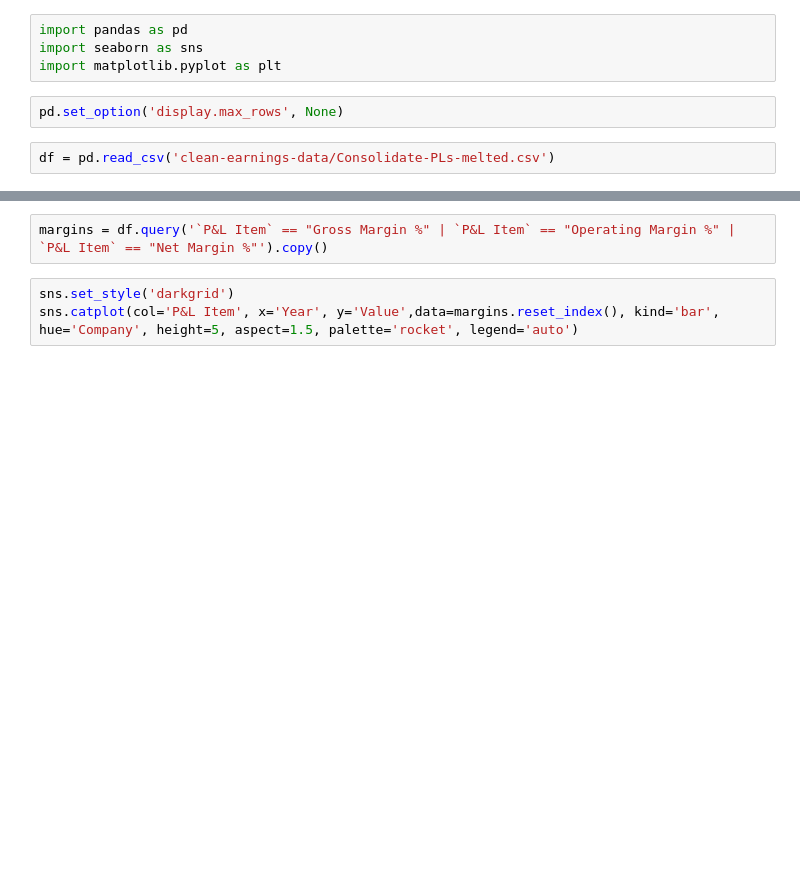
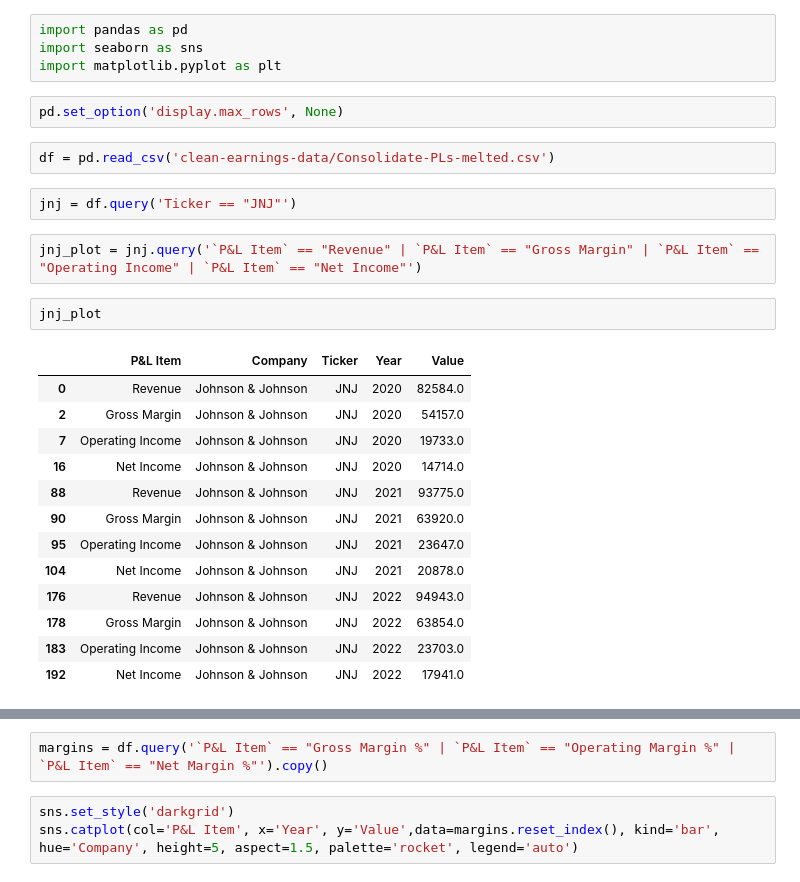
Before and after one commit to afitzer/income-statement, a Jupyter notebook: margins.ipynb, the cells around one changed output, grey strips where cells are left out. Drawn from its saved outputs; the diff is of its cells as text; blank space fills up the shorter version.

```diff
--- a/margins.ipynb
+++ b/margins.ipynb
@@ -6,3 +6,23 @@ import matplotlib.pyplot as plt
 pd.set_option('display.max_rows', None)
 # %%
 df = pd.read_csv('clean-earnings-data/Consolidate-PLs-melted.csv')
+# %%
+jnj = df.query('Ticker == "JNJ"')
+# %%
+jnj_plot = jnj.query('`P&L Item` == "Revenue" | `P&L Item` == "Gross Margin" | `P&L Item` == "Operating Income" | `P&L Item` == "Net Income"')
+# %%
+jnj_plot
+# %% [output]
+|  | P&L Item | Company | Ticker | Year | Value |
+| 0 | Revenue | Johnson & Johnson | JNJ | 2020 | 82584.0 |
+| 2 | Gross Margin | Johnson & Johnson | JNJ | 2020 | 54157.0 |
+| 7 | Operating Income | Johnson & Johnson | JNJ | 2020 | 19733.0 |
+| 16 | Net Income | Johnson & Johnson | JNJ | 2020 | 14714.0 |
+| 88 | Revenue | Johnson & Johnson | JNJ | 2021 | 93775.0 |
+| 90 | Gross Margin | Johnson & Johnson | JNJ | 2021 | 63920.0 |
+| 95 | Operating Income | Johnson & Johnson | JNJ | 2021 | 23647.0 |
+| 104 | Net Income | Johnson & Johnson | JNJ | 2021 | 20878.0 |
+| 176 | Revenue | Johnson & Johnson | JNJ | 2022 | 94943.0 |
+| 178 | Gross Margin | Johnson & Johnson | JNJ | 2022 | 63854.0 |
+| 183 | Operating Income | Johnson & Johnson | JNJ | 2022 | 23703.0 |
+| 192 | Net Income | Johnson & Johnson | JNJ | 2022 | 17941.0 |
```
Also changed, not shown: parts of 5 cells of this notebook, 1 other file.
